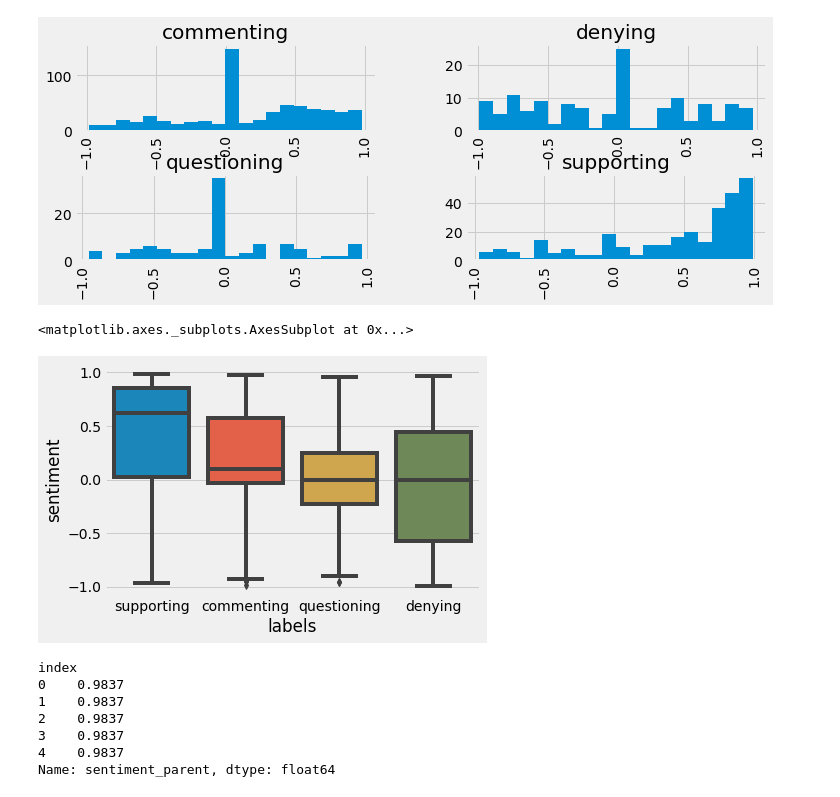
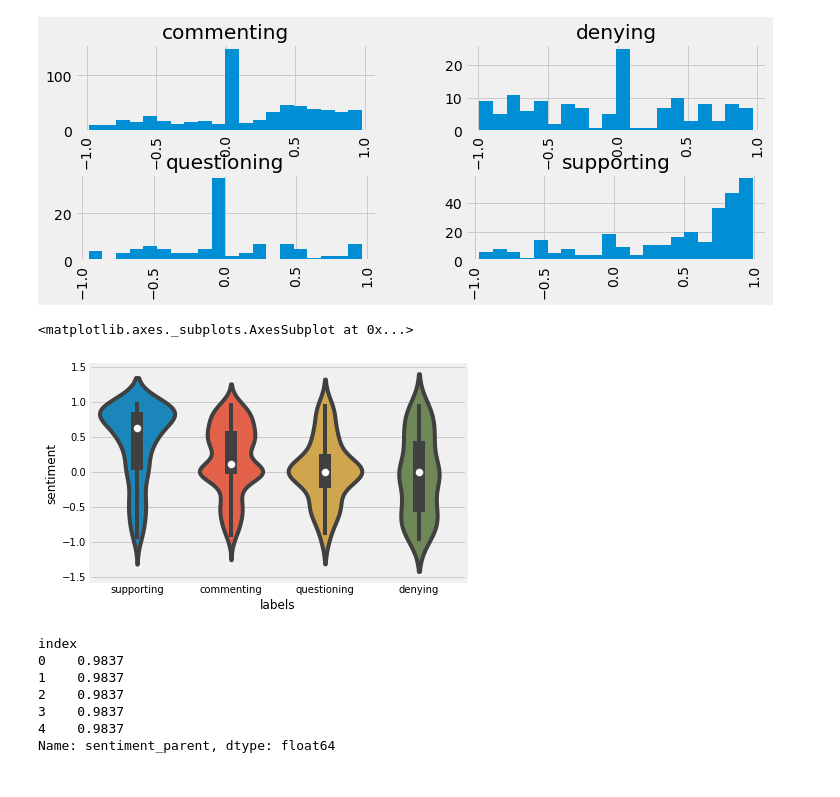
Before and after one commit to daniddelrio/Philippine-Contraception-Discourse, a Jupyter notebook: text_analysis_comments.ipynb, the cells around one changed output. Drawn from its saved outputs; the diff is of its cells as text; code cells hidden in the pictures.

```diff
--- a/text_analysis_comments.ipynb
+++ b/text_analysis_comments.ipynb
@@ -149,10 +149,10 @@ array([[<matplotlib.axes._subplots.AxesSubplot object at 0x...>,
       dtype=object)
 [figure]
 # %%
-sns.boxplot(x="labels", y="sentiment", data=df)
+sns.violinplot(x="labels", y="sentiment", data=df)
 # %% [output]
 <matplotlib.axes._subplots.AxesSubplot at 0x...>
-[figure, old version]
+[figure, new version]
 # %%
 df_parentsenti = df.copy()
 def get_parent_senti(row):
```
Also changed, not shown: 2 other files.
